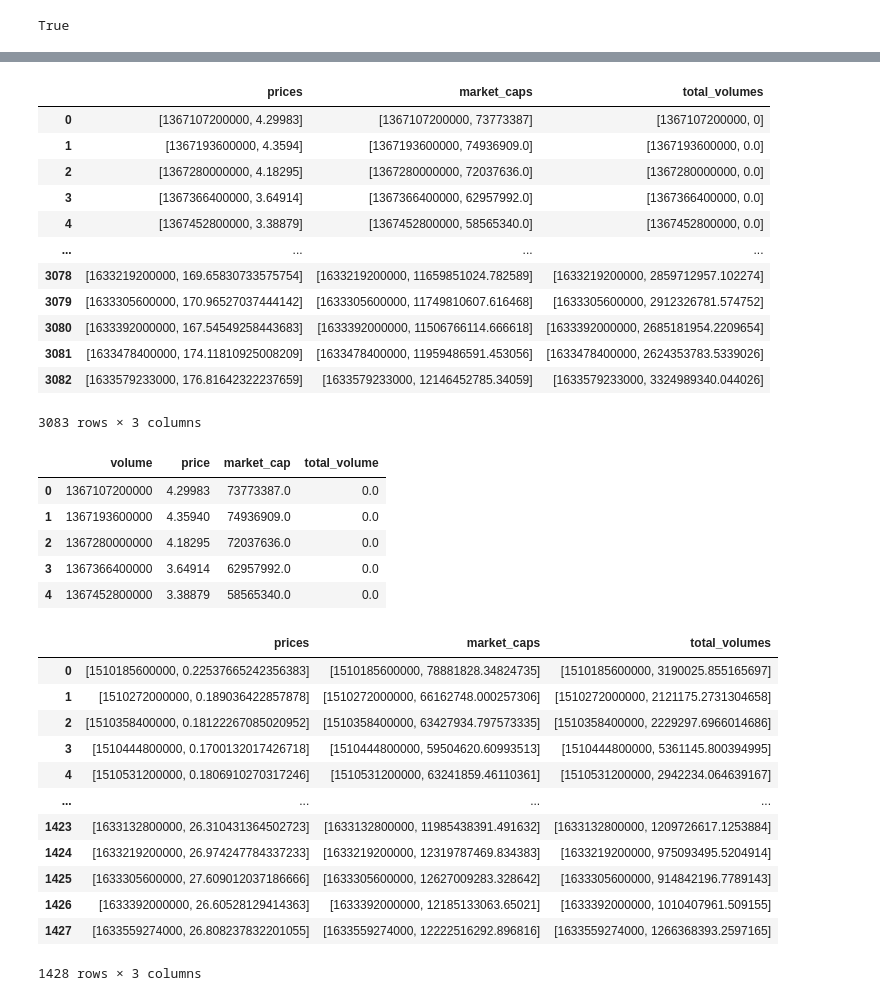
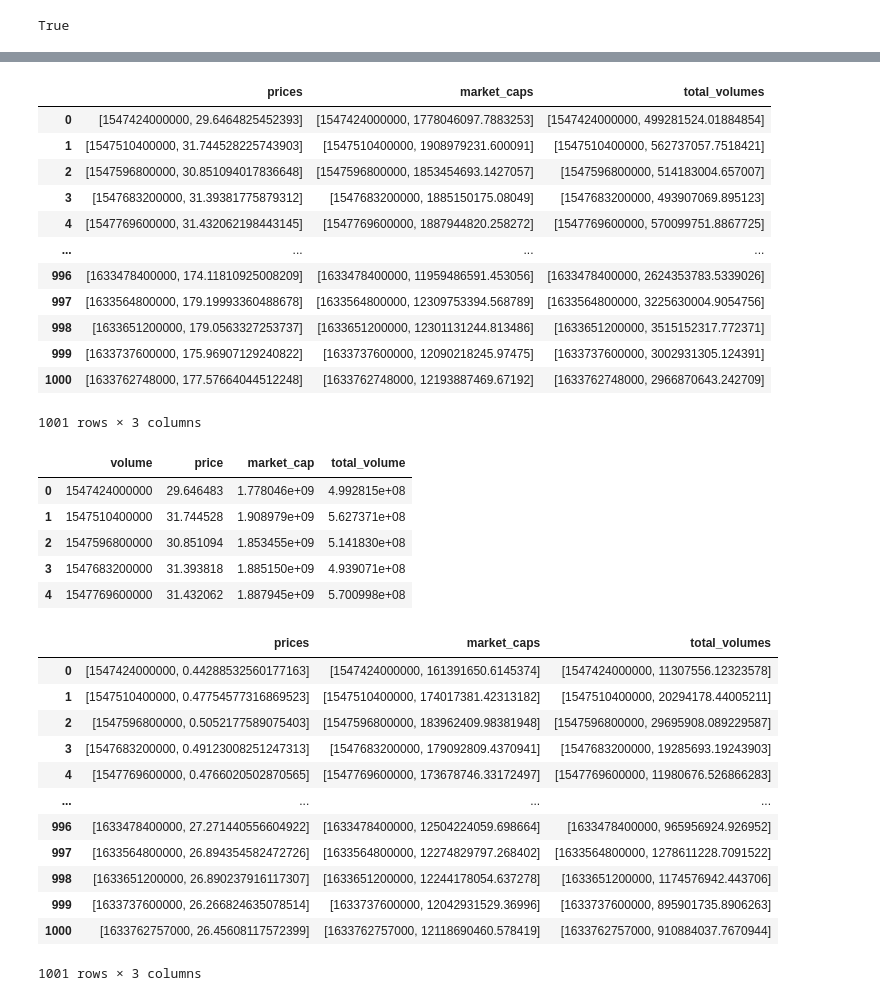
Before and after one commit to toniahurst/project_2, a Jupyter notebook: data_collection_db.ipynb, the cells around one changed output, grey strips where cells are left out. Drawn from its saved outputs; the diff is of its cells as text; code cells hidden in the pictures.

```diff
--- a/data_collection_db.ipynb
+++ b/data_collection_db.ipynb
@@ -124,21 +124,21 @@ eth_history_df.head()
 # %%
-lte_history = cg.get_coin_market_chart_by_id(id= 'litecoin', vs_currency = 'usd', days = 'max')
+lte_history = cg.get_coin_market_chart_by_id(id= 'litecoin', vs_currency = 'usd', days = '1000')
 lte_history_df = pd.DataFrame(lte_history)
 lte_history_df
 # %% [output]
 |  | prices | market_caps | total_volumes |
-| 0 | [1367107200000, 4.29983] | [1367107200000, 73773387] | [1367107200000, 0] |
-| 1 | [1367193600000, 4.3594] | [1367193600000, 74936909.0] | [1367193600000, 0.0] |
-| 2 | [1367280000000, 4.18295] | [1367280000000, 72037636.0] | [1367280000000, 0.0] |
-| 3 | [1367366400000, 3.64914] | [1367366400000, 62957992.0] | [1367366400000, 0.0] |
-| 4 | [1367452800000, 3.38879] | [1367452800000, 58565340.0] | [1367452800000, 0.0] |
+| 0 | [1547424000000, 29.6464825452393] | [1547424000000, 1778046097.7883253] | [1547424000000, 499281524.01884854] |
+| 1 | [1547510400000, 31.744528225743903] | [1547510400000, 1908979231.600091] | [1547510400000, 562737057.7518421] |
+| 2 | [1547596800000, 30.851094017836648] | [1547596800000, 1853454693.1427057] | [1547596800000, 514183004.657007] |
+| 3 | [1547683200000, 31.39381775879312] | [1547683200000, 1885150175.08049] | [1547683200000, 493907069.895123] |
+| 4 | [1547769600000, 31.432062198443145] | [1547769600000, 1887944820.258272] | [1547769600000, 570099751.8867725] |
 | ... | ... | ... | ... |
-| 3078 | [1633219200000, 169.65830733575754] | [1633219200000, 11659851024.782589] | [1633219200000, 2859712957.102274] |
-| 3079 | [1633305600000, 170.96527037444142] | [1633305600000, 11749810607.616468] | [1633305600000, 2912326781.574752] |
-| 3080 | [1633392000000, 167.54549258443683] | [1633392000000, 11506766114.666618] | [1633392000000, 2685181954.2209654] |
-| 3081 | [1633478400000, 174.11810925008209] | [1633478400000, 11959486591.453056] | [1633478400000, 2624353783.5339026] |
-| 3082 | [1633579233000, 176.81642322237659] | [1633579233000, 12146452785.34059] | [1633579233000, 3324989340.044026] |
+| 996 | [1633478400000, 174.11810925008209] | [1633478400000, 11959486591.453056] | [1633478400000, 2624353783.5339026] |
+| 997 | [1633564800000, 179.19993360488678] | [1633564800000, 12309753394.568789] | [1633564800000, 3225630004.9054756] |
+| 998 | [1633651200000, 179.0563327253737] | [1633651200000, 12301131244.813486] | [1633651200000, 3515152317.772371] |
+| 999 | [1633737600000, 175.96907129240822] | [1633737600000, 12090218245.97475] | [1633737600000, 3002931305.124391] |
+| 1000 | [1633762748000, 177.57664044512248] | [1633762748000, 12193887469.67192] | [1633762748000, 2966870643.242709] |
-3083 rows × 3 columns
+1001 rows × 3 columns
 # %%
 lte_history_df["volume"] = lte_history_df['prices'].apply(extract_volume)
 lte_history_df["price"] = lte_history_df['prices'].apply(extract_price)
@@ -150,29 +150,29 @@ lte_history_df = lte_history_df[['volume', 'price',
 lte_history_df.head()
 # %% [output]
 |  | volume | price | market_cap | total_volume |
-| 0 | 1367107200000 | 4.29983 | 73773387.0 | 0.0 |
-| 1 | 1367193600000 | 4.35940 | 74936909.0 | 0.0 |
-| 2 | 1367280000000 | 4.18295 | 72037636.0 | 0.0 |
-| 3 | 1367366400000 | 3.64914 | 62957992.0 | 0.0 |
-| 4 | 1367452800000 | 3.38879 | 58565340.0 | 0.0 |
+| 0 | 1547424000000 | 29.646483 | 1.778046e+09 | 4.992815e+08 |
+| 1 | 1547510400000 | 31.744528 | 1.908979e+09 | 5.627371e+08 |
+| 2 | 1547596800000 | 30.851094 | 1.853455e+09 | 5.141830e+08 |
+| 3 | 1547683200000 | 31.393818 | 1.885150e+09 | 4.939071e+08 |
+| 4 | 1547769600000 | 31.432062 | 1.887945e+09 | 5.700998e+08 |
 # %%
-link_history = cg.get_coin_market_chart_by_id(id= 'chainlink', vs_currency = 'usd', days = 'max')
+link_history = cg.get_coin_market_chart_by_id(id= 'chainlink', vs_currency = 'usd', days = '1000')
 link_history_df = pd.DataFrame(link_history)
 link_history_df
 # %% [output]
 |  | prices | market_caps | total_volumes |
-| 0 | [1510185600000, 0.22537665242356383] | [1510185600000, 78881828.34824735] | [1510185600000, 3190025.855165697] |
-| 1 | [1510272000000, 0.189036422857878] | [1510272000000, 66162748.000257306] | [1510272000000, 2121175.2731304658] |
-| 2 | [1510358400000, 0.18122267085020952] | [1510358400000, 63427934.797573335] | [1510358400000, 2229297.6966014686] |
-| 3 | [1510444800000, 0.1700132017426718] | [1510444800000, 59504620.60993513] | [1510444800000, 5361145.800394995] |
-| 4 | [1510531200000, 0.1806910270317246] | [1510531200000, 63241859.46110361] | [1510531200000, 2942234.064639167] |
+| 0 | [1547424000000, 0.44288532560177163] | [1547424000000, 161391650.6145374] | [1547424000000, 11307556.12323578] |
+| 1 | [1547510400000, 0.47754577316869523] | [1547510400000, 174017381.42313182] | [1547510400000, 20294178.44005211] |
+| 2 | [1547596800000, 0.5052177589075403] | [1547596800000, 183962409.98381948] | [1547596800000, 29695908.089229587] |
+| 3 | [1547683200000, 0.49123008251247313] | [1547683200000, 179092809.4370941] | [1547683200000, 19285693.19243903] |
+| 4 | [1547769600000, 0.4766020502870565] | [1547769600000, 173678746.33172497] | [1547769600000, 11980676.526866283] |
 | ... | ... | ... | ... |
-| 1423 | [1633132800000, 26.310431364502723] | [1633132800000, 11985438391.491632] | [1633132800000, 1209726617.1253884] |
-| 1424 | [1633219200000, 26.974247784337233] | [1633219200000, 12319787469.834383] | [1633219200000, 975093495.5204914] |
-| 1425 | [1633305600000, 27.609012037186666] | [1633305600000, 12627009283.328642] | [1633305600000, 914842196.7789143] |
-| 1426 | [1633392000000, 26.60528129414363] | [1633392000000, 12185133063.65021] | [1633392000000, 1010407961.509155] |
-| 1427 | [1633559274000, 26.808237832201055] | [1633559274000, 12222516292.896816] | [1633559274000, 1266368393.2597165] |
+| 996 | [1633478400000, 27.271440556604922] | [1633478400000, 12504224059.698664] | [1633478400000, 965956924.926952] |
+| 997 | [1633564800000, 26.894354582472726] | [1633564800000, 12274829797.268402] | [1633564800000, 1278611228.7091522] |
+| 998 | [1633651200000, 26.890237916117307] | [1633651200000, 12244178054.637278] | [1633651200000, 1174576942.443706] |
+| 999 | [1633737600000, 26.266824635078514] | [1633737600000, 12042931529.36996] | [1633737600000, 895901735.8906263] |
+| 1000 | [1633762757000, 26.45608117572399] | [1633762757000, 12118690460.578419] | [1633762757000, 910884037.7670944] |
-1428 rows × 3 columns
+1001 rows × 3 columns
 # %%
 link_history_df["volume"] = link_history_df['prices'].apply(extract_volume)
 link_history_df["price"] = link_history_df['prices'].apply(extract_price)
```
Also changed, not shown: parts of 26 cells of this notebook, 3 other files.
